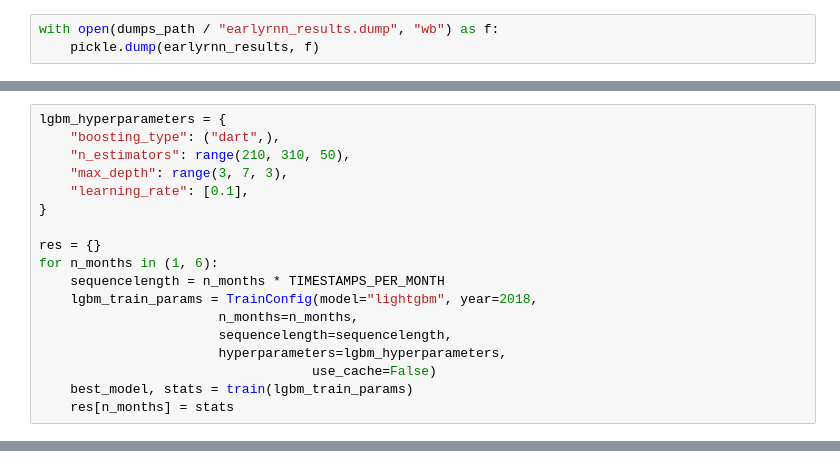
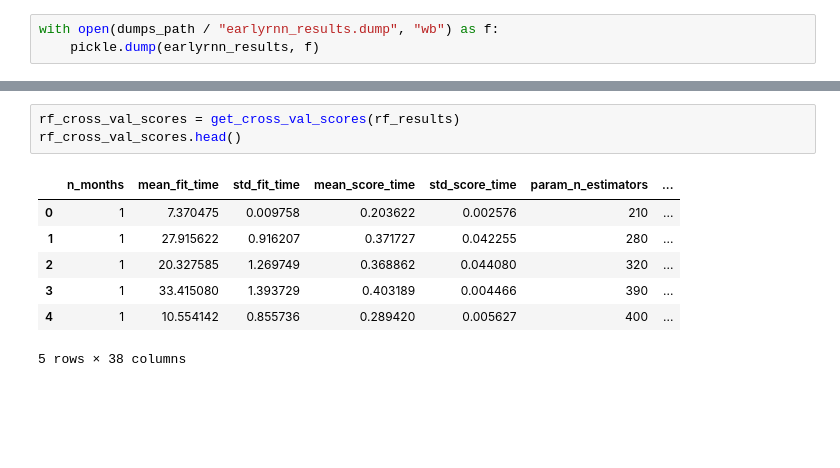
Before and after one commit to PavelSyomin/crop-classification, a Jupyter notebook: Crop Classification.ipynb, the cells around one changed output, grey strips where cells are left out. Saved outputs shown, nothing was run; the diff lists cells and outputs as text; blank space fills up the shorter version.

```diff
--- a/Crop Classification.ipynb
+++ b/Crop Classification.ipynb
@@ -228,18 +383,0 @@ with open(dumps_path / "earlyrnn_results.dump", "wb") as f:
-# %%
-lgbm_hyperparameters = {
-    "boosting_type": ("dart",),
-    "n_estimators": range(210, 310, 50),
-    "max_depth": range(3, 7, 3),
-    "learning_rate": [0.1],
-}
-
-res = {}
-for n_months in (1, 6):
-    sequencelength = n_months * TIMESTAMPS_PER_MONTH
-    lgbm_train_params = TrainConfig(model="lightgbm", year=2018,
-                       n_months=n_months,
-                       sequencelength=sequencelength,
-                       hyperparameters=lgbm_hyperparameters,
-                                   use_cache=False)
-    best_model, stats = train(lgbm_train_params)
-    res[n_months] = stats
@@ -314,0 +459,11 @@ res[6]
+# %%
+rf_cross_val_scores = get_cross_val_scores(rf_results)
+rf_cross_val_scores.head()
+# %% [output]
+|  | n_months | mean_fit_time | std_fit_time | mean_score_time | std_score_time | param_n_estimators | ... |
+| 0 | 1 | 7.370475 | 0.009758 | 0.203622 | 0.002576 | 210 | ... |
+| 1 | 1 | 27.915622 | 0.916207 | 0.371727 | 0.042255 | 280 | ... |
+| 2 | 1 | 20.327585 | 1.269749 | 0.368862 | 0.044080 | 320 | ... |
+| 3 | 1 | 33.415080 | 1.393729 | 0.403189 | 0.004466 | 390 | ... |
+| 4 | 1 | 10.554142 | 0.855736 | 0.289420 | 0.005627 | 400 | ... |
+5 rows × 38 columns
```
Also changed, not shown: parts of 18 cells of this notebook.
